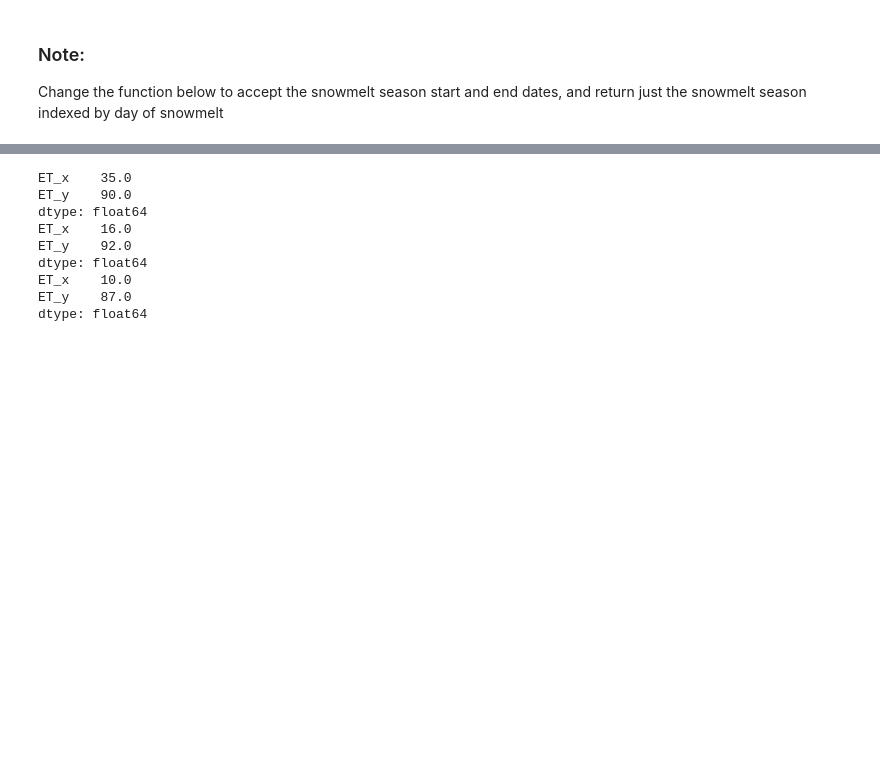
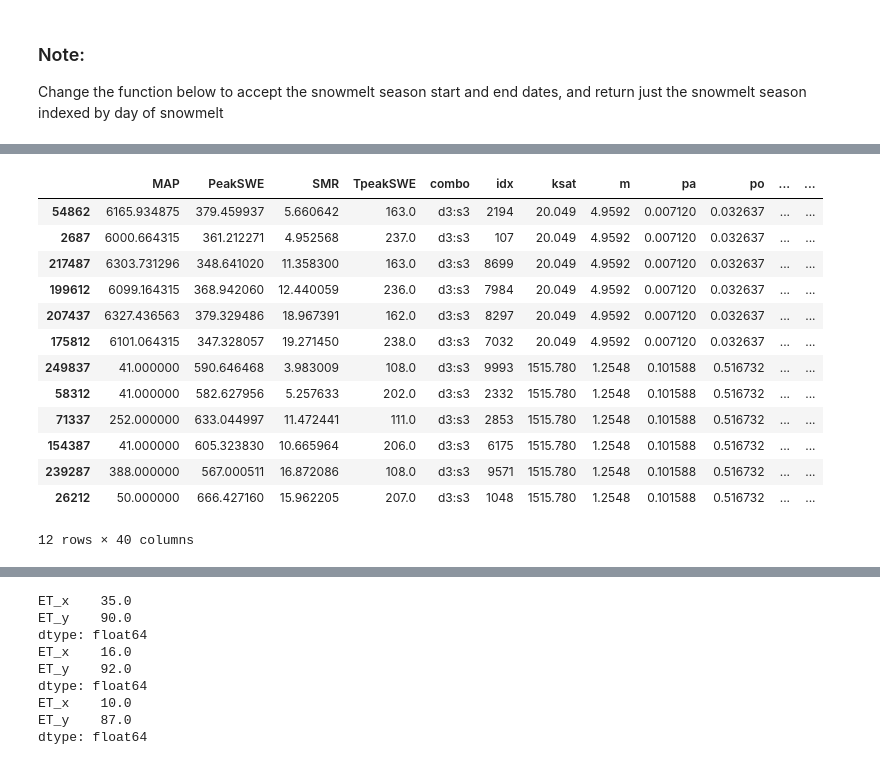
Before and after one commit to theobarnhart/rhessys_prep_analysis, a Jupyter notebook: smex/time_series_figure v3.ipynb, the cells around one changed output, grey strips where cells are left out. Cells and saved outputs as stored; diff of their text form; code cells hidden in the pictures; blank space fills up the shorter version.

```diff
--- a/smex/time_series_figure v3.ipynb
+++ b/smex/time_series_figure v3.ipynb
@@ -183,0 +260,17 @@ nm_fastlate = '/Volumes/data/RHESSys_out/Vcm/smex7_sen/smex7_sen_%s_basin.daily'
+# %%
+wy
+# %% [output]
+|  | MAP | PeakSWE | SMR | TpeakSWE | combo | idx | ksat | m | pa | po | ... | ... |
+| 54862 | 6165.934875 | 379.459937 | 5.660642 | 163.0 | d3:s3 | 2194 | 20.049 | 4.9592 | 0.007120 | 0.032637 | ... | ... |
+| 2687 | 6000.664315 | 361.212271 | 4.952568 | 237.0 | d3:s3 | 107 | 20.049 | 4.9592 | 0.007120 | 0.032637 | ... | ... |
+| 217487 | 6303.731296 | 348.641020 | 11.358300 | 163.0 | d3:s3 | 8699 | 20.049 | 4.9592 | 0.007120 | 0.032637 | ... | ... |
+| 199612 | 6099.164315 | 368.942060 | 12.440059 | 236.0 | d3:s3 | 7984 | 20.049 | 4.9592 | 0.007120 | 0.032637 | ... | ... |
+| 207437 | 6327.436563 | 379.329486 | 18.967391 | 162.0 | d3:s3 | 8297 | 20.049 | 4.9592 | 0.007120 | 0.032637 | ... | ... |
+| 175812 | 6101.064315 | 347.328057 | 19.271450 | 238.0 | d3:s3 | 7032 | 20.049 | 4.9592 | 0.007120 | 0.032637 | ... | ... |
+| 249837 | 41.000000 | 590.646468 | 3.983009 | 108.0 | d3:s3 | 9993 | 1515.780 | 1.2548 | 0.101588 | 0.516732 | ... | ... |
+| 58312 | 41.000000 | 582.627956 | 5.257633 | 202.0 | d3:s3 | 2332 | 1515.780 | 1.2548 | 0.101588 | 0.516732 | ... | ... |
+| 71337 | 252.000000 | 633.044997 | 11.472441 | 111.0 | d3:s3 | 2853 | 1515.780 | 1.2548 | 0.101588 | 0.516732 | ... | ... |
+| 154387 | 41.000000 | 605.323830 | 10.665964 | 206.0 | d3:s3 | 6175 | 1515.780 | 1.2548 | 0.101588 | 0.516732 | ... | ... |
+| 239287 | 388.000000 | 567.000511 | 16.872086 | 108.0 | d3:s3 | 9571 | 1515.780 | 1.2548 | 0.101588 | 0.516732 | ... | ... |
+| 26212 | 50.000000 | 666.427160 | 15.962205 | 207.0 | d3:s3 | 1048 | 1515.780 | 1.2548 | 0.101588 | 0.516732 | ... | ... |
+12 rows × 40 columns
```
Also changed, not shown: parts of 19 cells of this notebook, 6 other files.
